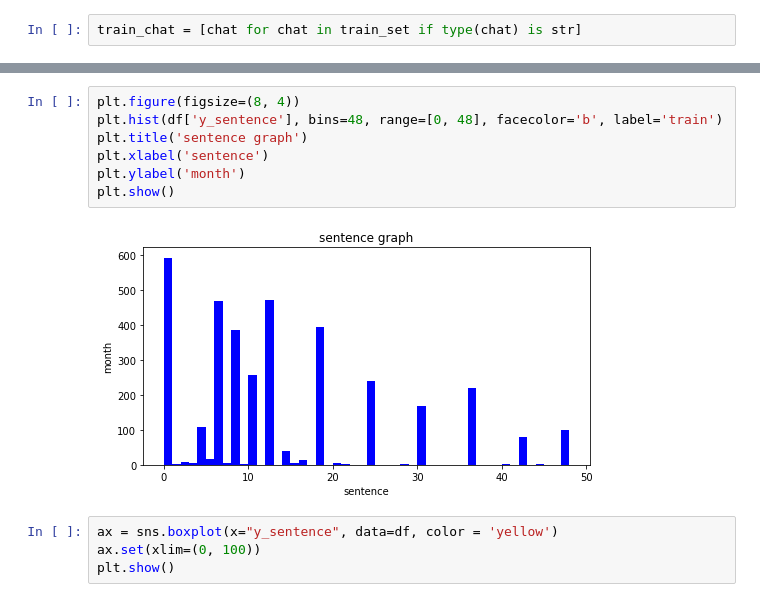
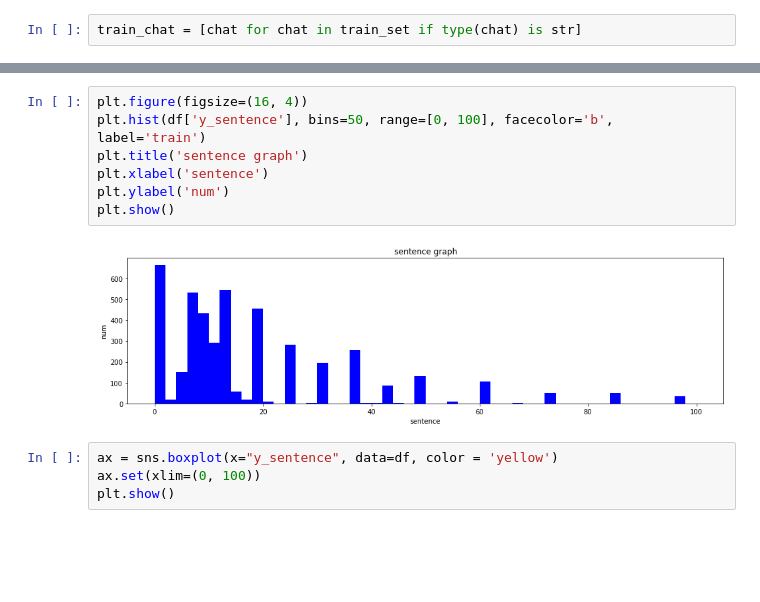
Before and after one commit to eunwooim/Datacampus-KU, a Jupyter notebook: data_processing/10_eda.ipynb, the cells around one changed output, grey strips where cells are left out. Saved outputs shown, nothing was run; the diff lists cells and outputs as text; blank space fills up the shorter version.

```diff
--- a/data_processing/10_eda.ipynb
+++ b/data_processing/10_eda.ipynb
@@ -135,13 +137,13 @@ df.describe([.10, .20, .30, .40, .50, .60, .70, .80, .90])
 | max | 24.00 | 5.00 | 1.00 | 5.00 | 1.00 | 6.00 | 2.00 | 6.00 | 2.00 | 5.00 | 2.00 | ... |
 # %%
-plt.figure(figsize=(8, 4))
-plt.hist(df['y_sentence'], bins=48, range=[0, 48], facecolor='b', label='train')
+plt.figure(figsize=(16, 4))
+plt.hist(df['y_sentence'], bins=50, range=[0, 100], facecolor='b', label='train')
 plt.title('sentence graph')
 plt.xlabel('sentence')
-plt.ylabel('month')
+plt.ylabel('num')
 plt.show()
 # %% [output]
-[figure, old version]
+[figure, new version]
 # %%
 ax = sns.boxplot(x="y_sentence", data=df, color = 'yellow')
 ax.set(xlim=(0, 100))
```
Also changed, not shown: parts of 12 cells of this notebook.
